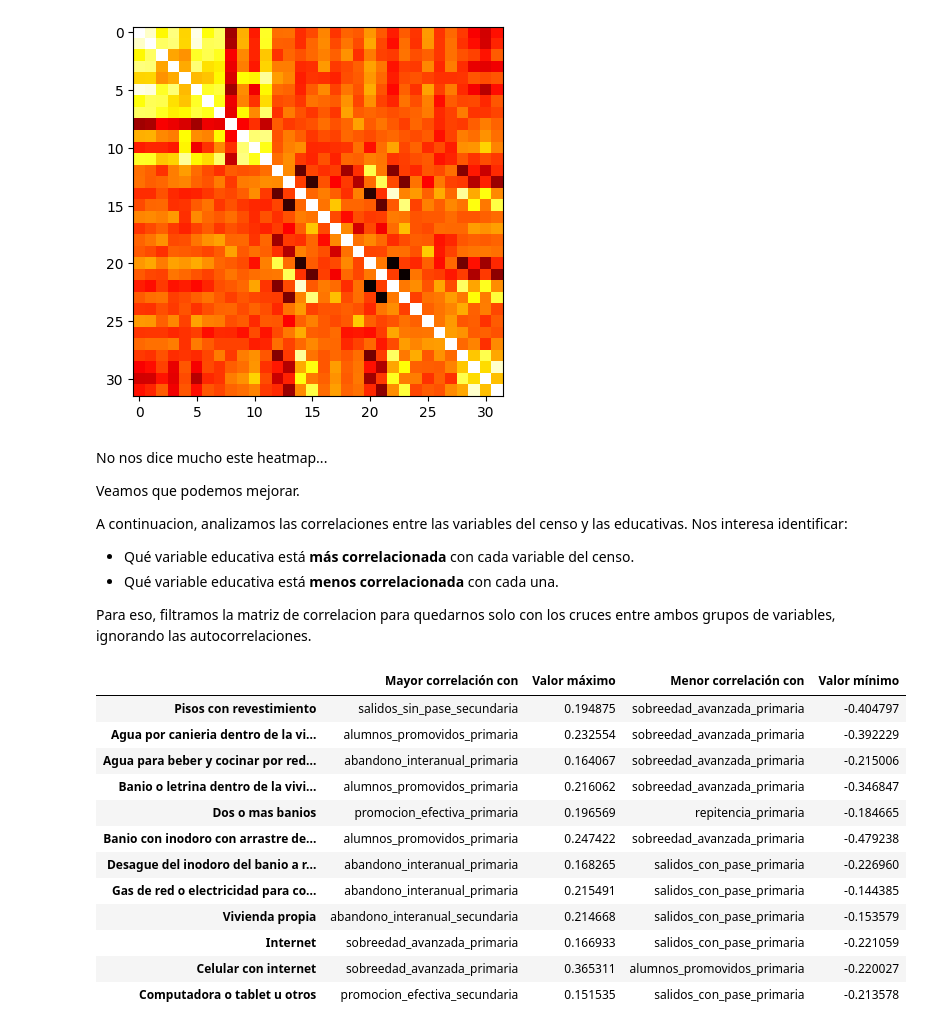
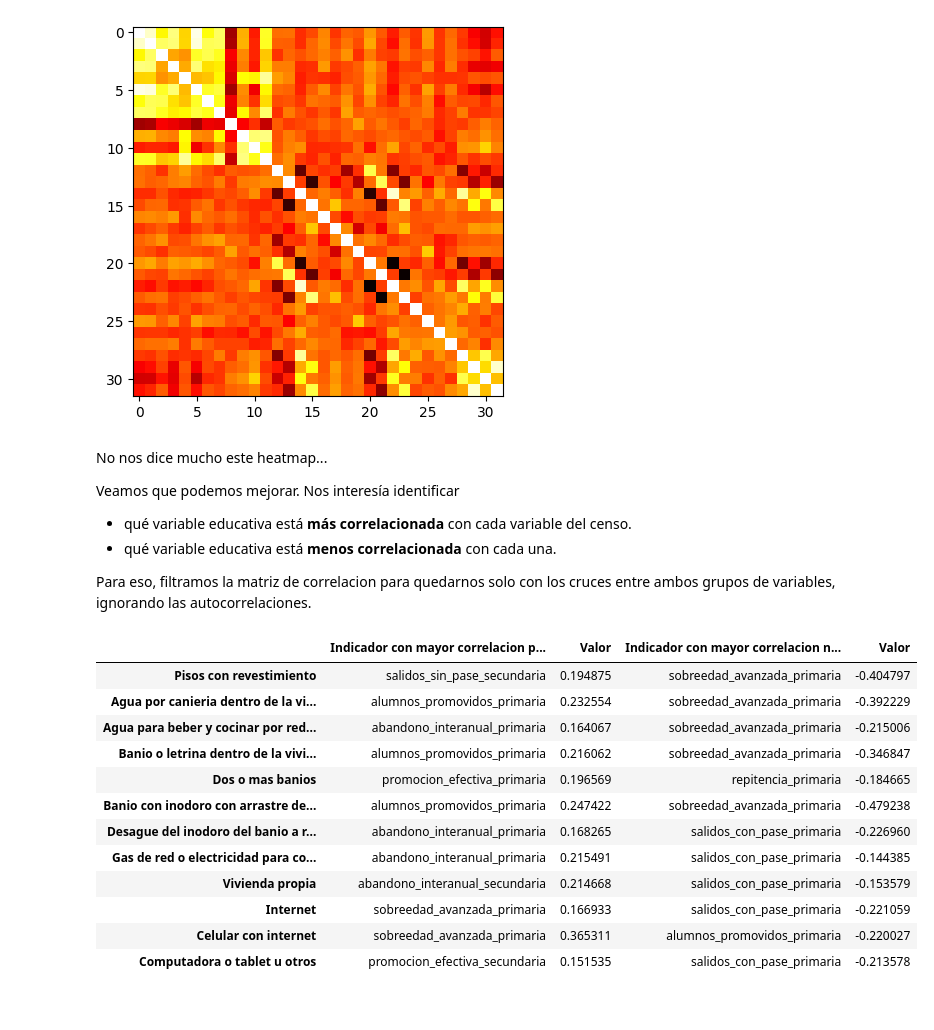
Before and after one commit to lmendezayl/uba-ldd-tp1, a Jupyter notebook: TP_1.ipynb, the cells around one changed output. Cells and saved outputs as stored; diff of their text form; code cells hidden in the pictures.

Commit message:
meto save para no perder, cambie muchas cosas - agregue muchos comentarios - terminee el analiss, queda hacer el modelo

```diff
--- a/TP_1.ipynb
+++ b/TP_1.ipynb
@@ -693,37 +698,35 @@ plt.imshow(df_corr,cmap='hot',interpolation='nearest')
 # %% [markdown]
 No nos dice mucho este heatmap...
 
-Veamos que podemos mejorar.
+Veamos que podemos mejorar. Nos interesía identificar
 
-A continuacion, analizamos las correlaciones entre las variables del censo y las educativas. Nos interesa identificar:
-
-- Qué variable educativa está **más correlacionada** con cada variable del censo.
-- Qué variable educativa está **menos correlacionada** con cada una.
+- qué variable educativa está **más correlacionada** con cada variable del censo.
+- qué variable educativa está **menos correlacionada** con cada una.
 
 Para eso, filtramos la matriz de correlacion para quedarnos solo con los cruces entre ambos grupos de variables, ignorando las autocorrelaciones.
 # %%
 # Filtramos la matriz de correlacion: filas = variables del censo, columnas = educativas
 df_corr_subset = df_corr.iloc[:12, 12:]
 
-# Reemplazamos los valores de autocorrelación por NaN para que no lo tomen como maximo/minimo
-corr_no_diag = df_corr_subset.replace(1, np.nan)
+# Reemplazamos los valores de autocorrelación (valor 1) por NaN para que no lo tomen como maximo/minimo
+df_corr_subset = df_corr_subset.replace(1, np.nan)
 
 # Maxima correlacion por variable del censo
-max_values = corr_no_diag.max(axis=1)
-max_columns = corr_no_diag.idxmax(axis=1)
+max_values = df_corr_subset.max(axis=1)
+max_columns = df_corr_subset.idxmax(axis=1)
 
 # Minima correlacion por variable del censo
-min_values = corr_no_diag.min(axis=1)
-min_columns = corr_no_diag.idxmin(axis=1)
+min_values = df_corr_subset.min(axis=1)
+min_columns = df_corr_subset.idxmin(axis=1)
 
-# Mostramos un dataframe temporal para ver mejor los datos
-pd.DataFrame({
-    'Mayor correlación con': max_columns,
-    'Valor máximo': max_values,
-    'Menor correlación con': min_columns,
-    'Valor mínimo': min_values})
+# Mostramos un dataframe para ver mejor los datos
+display(pd.DataFrame({
+    'Indicador con mayor correlacion positiva': max_columns,
+    'Valor': max_values,
+    'Indicador con mayor correlacion negativa': min_columns,
+    'Valor ': min_values}))
 # %% [output]
-|  | Mayor correlación con | Valor máximo | Menor correlación con | Valor mínimo |
+|  | Indicador con mayor correlacion p... | Valor | Indicador con mayor correlacion n... | Valor |
 | Pisos con revestimiento | salidos_sin_pase_secundaria | 0.194875 | sobreedad_avanzada_primaria | -0.404797 |
 | Agua por canieria dentro de la vi... | alumnos_promovidos_primaria | 0.232554 | sobreedad_avanzada_primaria | -0.392229 |
 | Agua para beber y cocinar por red... | abandono_interanual_primaria | 0.164067 | sobreedad_avanzada_primaria | -0.215006 |
```
Also changed, not shown: parts of 28 cells of this notebook.
